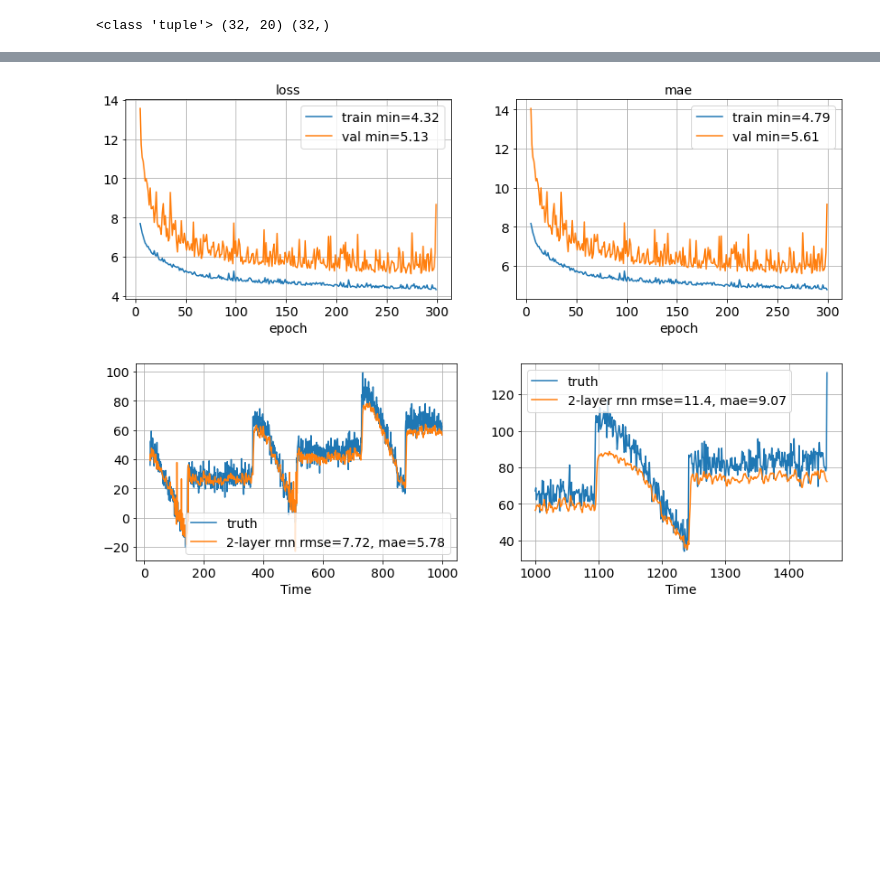
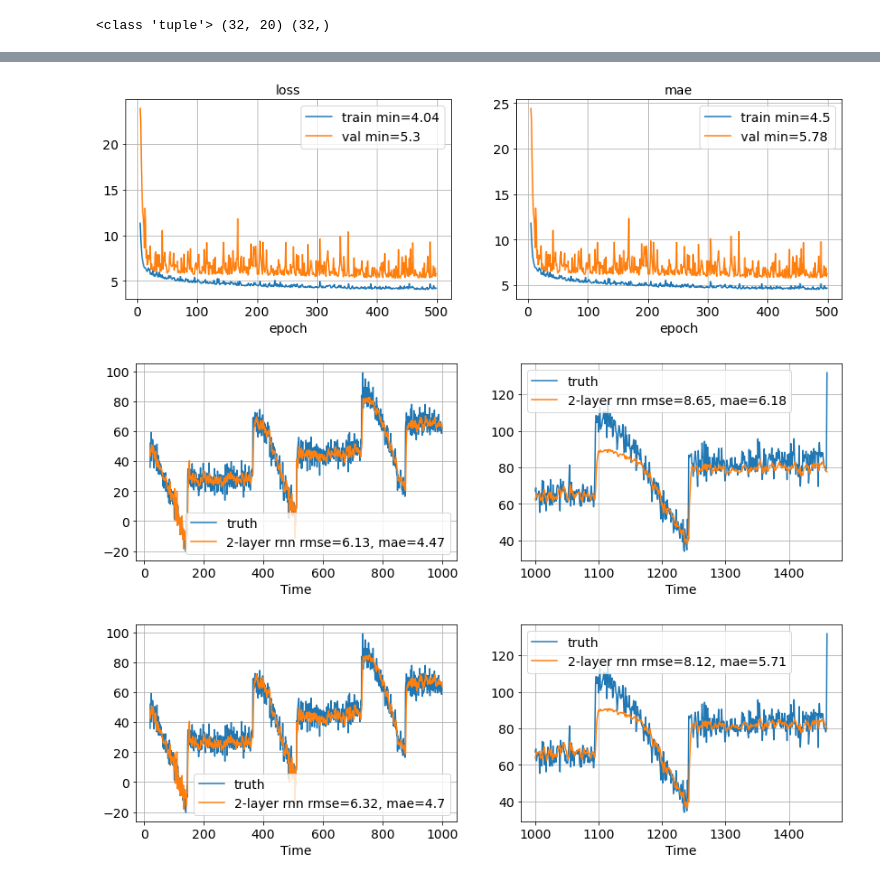
Before and after one commit to linjing-gz-gd/coursera-tensorflow-cert, a Jupyter notebook: C4-W3-rnn.ipynb, the cells around one changed output, grey strips where cells are left out. Drawn from its saved outputs; the diff is of its cells as text; code cells hidden in the pictures; blank space fills up the shorter version.

```diff
--- a/C4-W3-rnn.ipynb
+++ b/C4-W3-rnn.ipynb
@@ -87,6 +89,7 @@ def series2data(series, window, batch, buffer=None):
 # %%
 window = 20
 batch = 32
+chpt=os.path.join('tmp', 'val-mae-chpt')
 
 train_data = series2data(train_s, window=window, batch=batch)
 val_data = series2data(val_s, window=window, batch=batch)
@@ -96,12 +99,18 @@ for d in train_data.take(1):
 # %% [output]
 <class 'tuple'> (32, 20) (32,)
 # %%
-def fit_nn(model, epochs=20, lr=8e-6, mom=0.9, vb=0):
-    early_stop = keras.callbacks.EarlyStopping(
-        monitor='val_loss', patience=30, restore_best_weights=True
-    )
-    callbacks = [early_stop]
-
+def fit_nn(model, epochs=20, lr=8e-6, mom=0.9, patience=30, vb=0,
+           chpt=os.path.join('tmp', 'val-mae-chpt')):
+    callbacks = []
+    callbacks.append(keras.callbacks.EarlyStopping(
+        monitor='val_loss', patience=patience, restore_best_weights=True
+    ))
+    callbacks.append(keras.callbacks.ModelCheckpoint(
+        filepath=chpt,
+        monitor='val_mae',
+        save_weights_only=True,
+        save_best_only=True
+    ))
     if lr <= 0:
         ep2lr = lambda ep: 1e-8 * 10**(ep/20)
         callbacks.append(keras.callbacks.LearningRateScheduler(ep2lr))
@@ -262,0 +302,6 @@ Wall time: 48.4 s
+# %%
+%%time
+model = fit_nn(build_nn(dense_d=[10, 10]), epochs=500, lr=4e-5, patience=100)
+plot_pred(model, '3-layer nn')
+model.load_weights(chpt)
+plot_pred(model, '3-layer nn')
@@ -299,5 +367,7 @@ Wall time: 1min 39s
 # %%
 %%time
-model = fit_nn(build_rnn(rnn_d=[40, 40]), epochs=300, lr=1e-6, vb=1)
+model = fit_nn(build_rnn(rnn_d=[40, 40]), epochs=500, lr=1e-6, vb=1, patience=100)
 plot_pred(model, '2-layer rnn')
+model.load_weights(chpt)
+plot_pred(model, '2-layer rnn')
 # %% [output]
@@ -321,2 +391,3 @@ Wall time: 6min 51s
-[figure, old version]
+[figure, new version]
-[figure, old version]
+[figure, new version]
+[figure, added]
```
Also changed, not shown: parts of 21 cells of this notebook, 1 other file.
